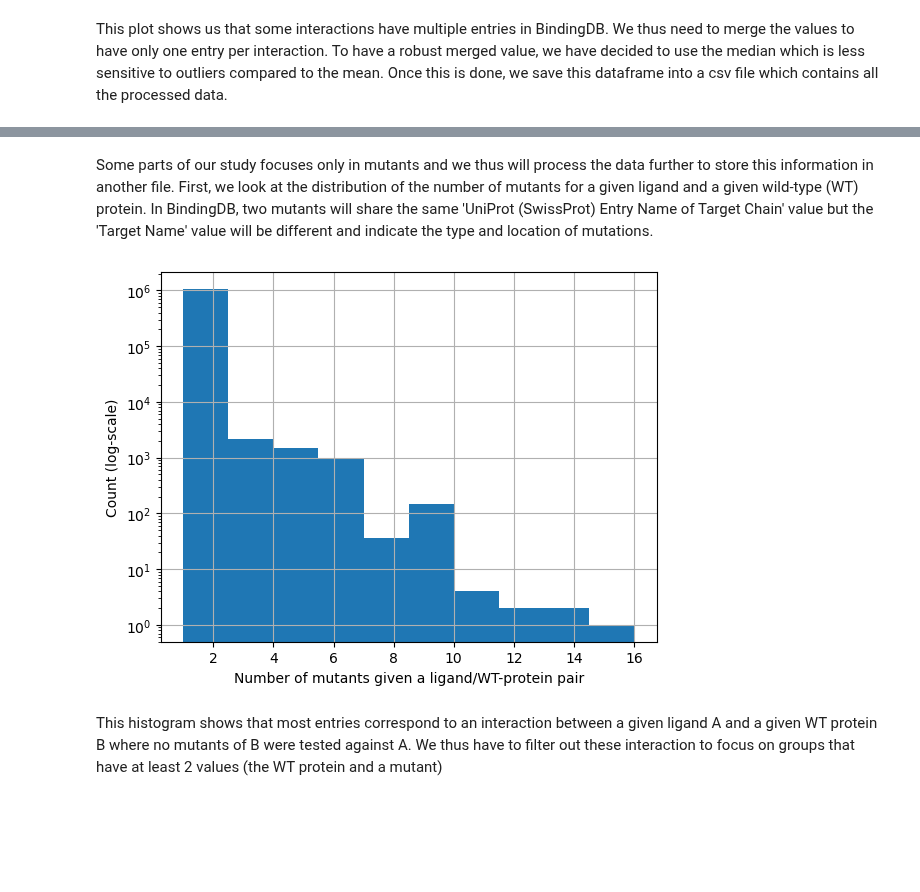
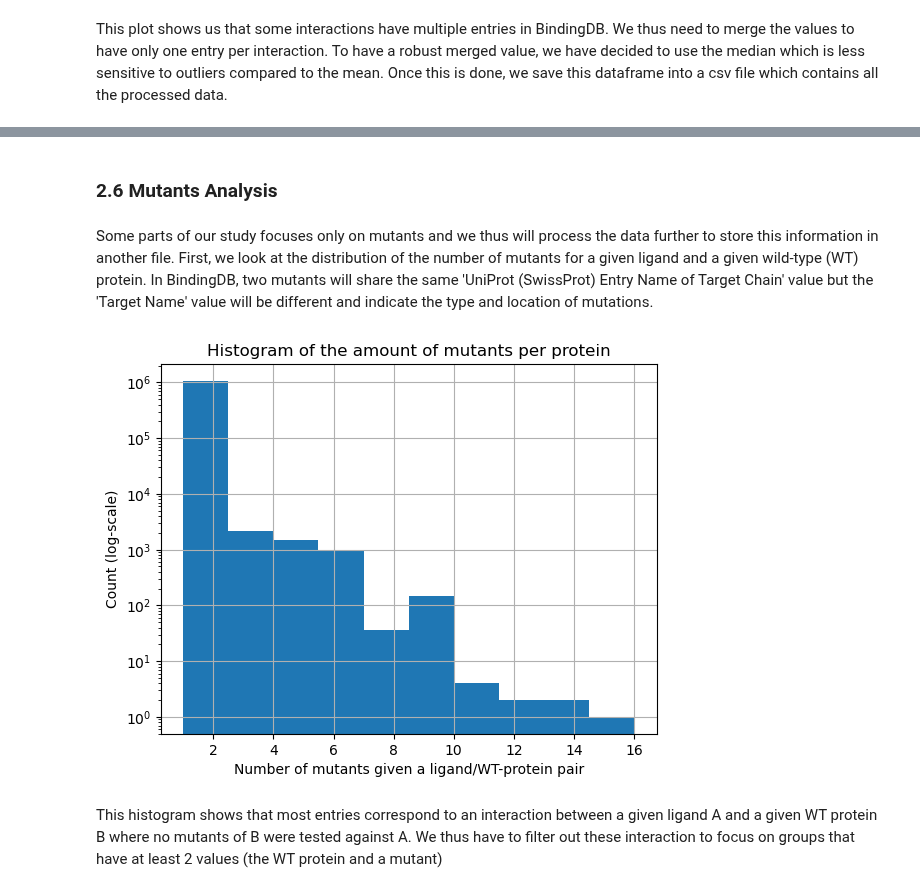
Before and after one commit to epfl-ada/ada-2024-project-abrac-adabra, a Jupyter notebook: results.ipynb, the cells around one changed output, grey strips where cells are left out. Cells and saved outputs as stored; diff of their text form; code cells hidden in the pictures; blank space fills up the shorter version.

Commit message:
Cleaning Parts 1 and 2 of the final notebook merged with analysis

```diff
--- a/results.ipynb
+++ b/results.ipynb
@@ -7,3 +14,5 @@ data_path = '../BindingDB_All.tsv'
+# %%
+data_path = 'data/BindingDB_All.tsv'
 # %% [markdown]
 ## 1. Data Exploration
 # %%
@@ -135,12 +163,19 @@ plt.title('IC50 value types in BindingDB');
 # %% [markdown]
 We obviously have to drop rows with NaN IC50 values. This analysis also shows us that most entries have an exact IC50 values and it is thus valid to focus on those.
 # %%
+# Filtering out values that do not match an exact IC50 value
 def filter_out_comparator(s):
+    """
+    Filtering out values that do not match an exact IC50 value
+    :param s: IC50 value
+    :return bool: False if the IC50 contains a mathematical symbol, True otherwise
+    """
     if type(s)==str and ('>' in s or '<' in s):
         return False
     else:
         return True
 
+# Creating a filtered dataframe
 clean_df = filtered_df.copy()
 clean_df = clean_df[clean_df['IC50 (nM)'].apply(filter_out_comparator)]
 clean_df['IC50 (nM)'] = pd.to_numeric(clean_df['IC50 (nM)'], errors='coerce')
@@ -178,16 +221,19 @@ merged_df.head()
 | 2 | B.Oc1ccc(cc1)P(c1ccccc1)c1ccccc1 | Estrogen receptor | MTMTLHTKASGMALLHQIQGNELEPLNRPQLKI... | ESR1_HUMAN | 12000.0 |
 | 3 | B.Oc1ccc(cc1)P(c1ccccc1)c1ccccc1 | Estrogen receptor beta | MDIKNSPSSLNSPSSYNCSQSILPLEHGSIYIP... | ESR2_HUMAN | 2000.0 |
 | 4 | B[P@@]1(=O)OC[C@H]2O[C@H]([C@@H](... | Stimulator of interferon genes pr... | APAEISAVCEKGNFNVAHGLAWSYYIGYLRLIL... | STING_HUMAN | 5470.0 |
+# %% [markdown]
+### 2.6 Mutants Analysis
 # %% [markdown]
-Some parts of our study focuses only in mutants and we thus will process the data further to store this information in another file.
+Some parts of our study focuses only on mutants and we thus will process the data further to store this information in another file.
 First, we look at the distribution of the number of mutants for a given ligand and a given wild-type (WT) protein.
 In BindingDB, two mutants will share the same 'UniProt (SwissProt) Entry Name of Target Chain' value but the 'Target Name' value will be different and indicate the type and location of mutations.
 # %%
 merged_df.groupby(['Ligand SMILES', 'UniProt (SwissProt) Entry Name of Target Chain']).count().reset_index()['Target Name'].hist(log=True)
 plt.xlabel('Number of mutants given a ligand/WT-protein pair')
 plt.ylabel('Count (log-scale)');
+plt.title('Histogram of the amount of mutants per protein');
 # %% [output]
-[figure, old version]
+[figure, new version]
 # %% [markdown]
 This histogram shows that most entries correspond to an interaction between a given ligand A and a given WT protein B where no mutants of B were tested against A. We thus have to filter out these interaction to focus on groups that have at least 2 values (the WT protein and a mutant)
 # %%
```
Also changed, not shown: parts of 37 cells of this notebook.
